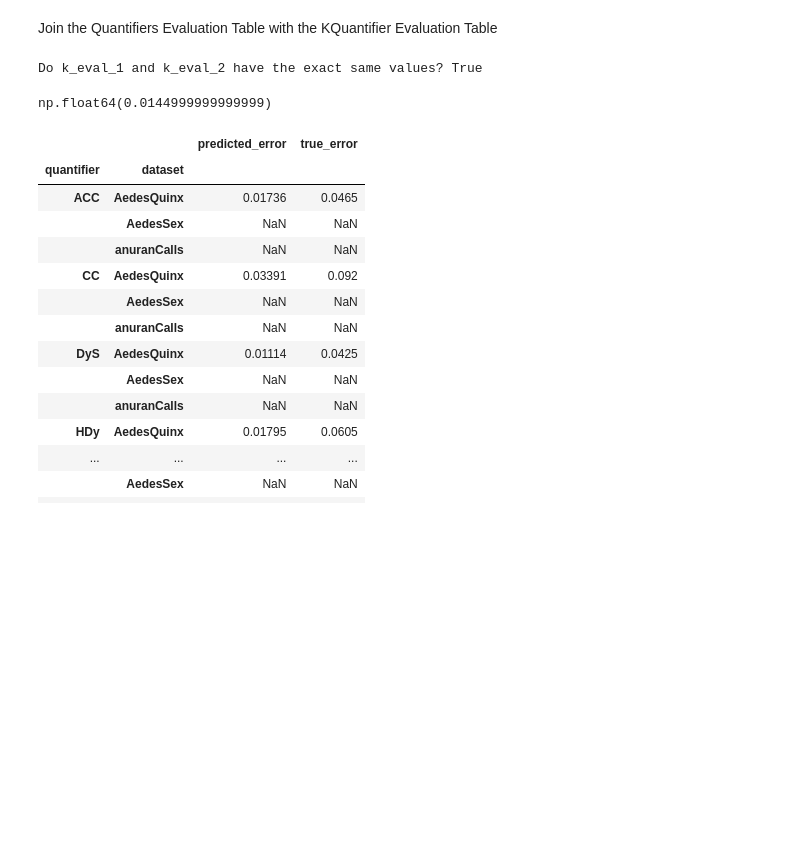
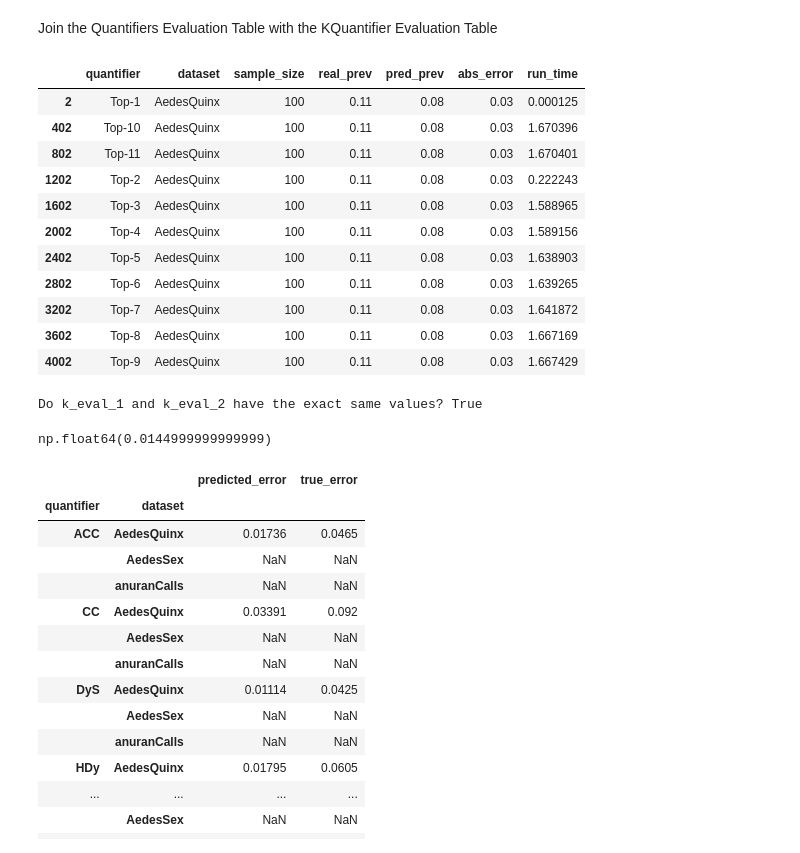
Before and after one commit to Bachega/quantifier_recommender, a Jupyter notebook: analysis.ipynb, the cells around one changed output. Drawn from its saved outputs; the diff is of its cells as text; code cells hidden in the pictures; blank space fills up the shorter version.

```diff
--- a/analysis.ipynb
+++ b/analysis.ipynb
@@ -29,6 +71,24 @@ import pandas as pd
 
 complete_evaluation_table = pd.concat([quantifiers_eval, k_quantifier_eval], axis=0)
 complete_evaluation_table.to_csv("./plot_data/complete_evaluation_table.csv", index=False)
+# %%
+k_eval = pd.read_csv("./plot_data/k_quantifier_evaluation_table.csv")
+k_eval = k_eval[k_eval['dataset'] == 'AedesQuinx']
+k_eval = k_eval[k_eval['real_prev'] == 0.11]
+k_eval
+# %% [output]
+|  | quantifier | dataset | sample_size | real_prev | pred_prev | abs_error | run_time |
+| 2 | Top-1 | AedesQuinx | 100 | 0.11 | 0.08 | 0.03 | 0.000125 |
+| 402 | Top-10 | AedesQuinx | 100 | 0.11 | 0.08 | 0.03 | 1.670396 |
+| 802 | Top-11 | AedesQuinx | 100 | 0.11 | 0.08 | 0.03 | 1.670401 |
+| 1202 | Top-2 | AedesQuinx | 100 | 0.11 | 0.08 | 0.03 | 0.222243 |
+| 1602 | Top-3 | AedesQuinx | 100 | 0.11 | 0.08 | 0.03 | 1.588965 |
+| 2002 | Top-4 | AedesQuinx | 100 | 0.11 | 0.08 | 0.03 | 1.589156 |
+| 2402 | Top-5 | AedesQuinx | 100 | 0.11 | 0.08 | 0.03 | 1.638903 |
+| 2802 | Top-6 | AedesQuinx | 100 | 0.11 | 0.08 | 0.03 | 1.639265 |
+| 3202 | Top-7 | AedesQuinx | 100 | 0.11 | 0.08 | 0.03 | 1.641872 |
+| 3602 | Top-8 | AedesQuinx | 100 | 0.11 | 0.08 | 0.03 | 1.667169 |
+| 4002 | Top-9 | AedesQuinx | 100 | 0.11 | 0.08 | 0.03 | 1.667429 |
 # %%
 import pandas as pd
 import numpy as np
```
Also changed, not shown: parts of 4 cells of this notebook, 6 other files.
